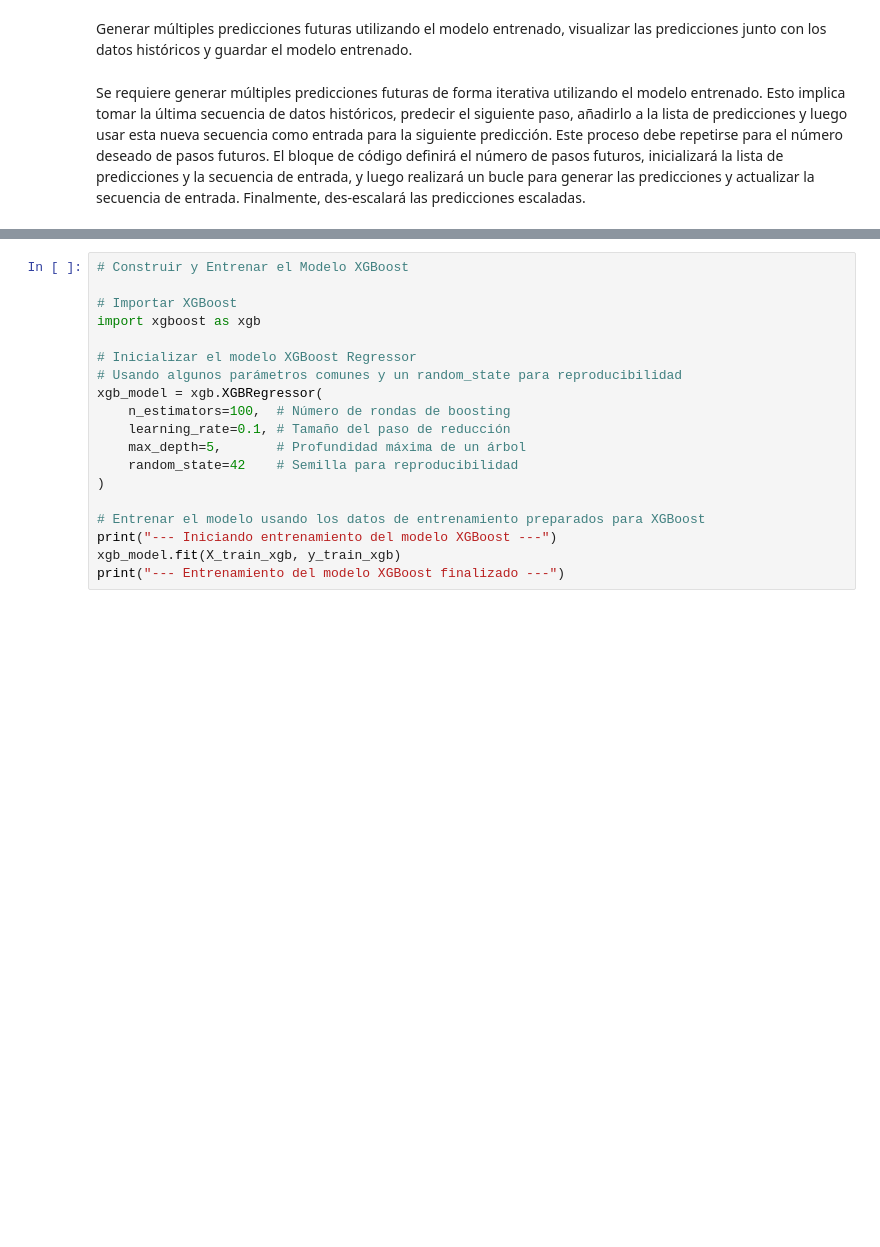
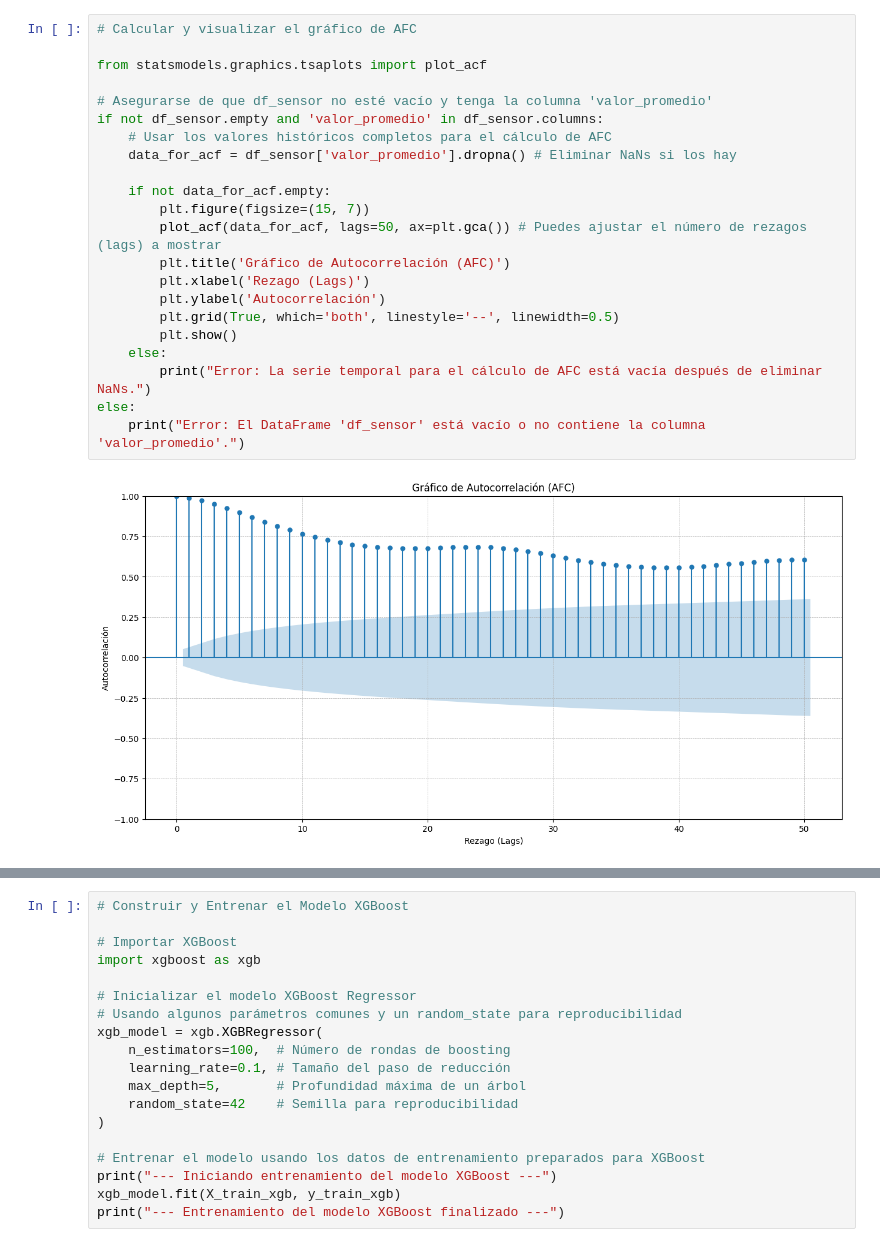
Before and after one commit to vneumannufprbr/TrabajosenPython, a Jupyter notebook: SenPredicSTXGBoostPresaOk.ipynb, the cells around one changed output, grey strips where cells are left out. Cells and saved outputs as stored; diff of their text form; blank space fills up the shorter version.

```diff
--- a/SenPredicSTXGBoostPresaOk.ipynb
+++ b/SenPredicSTXGBoostPresaOk.ipynb
@@ -112,8 +114,28 @@ Forma de X_test_xgb: (282, 6)
 Forma de y_test_xgb: (282,)
-# %% [markdown]
-Generar múltiples predicciones futuras utilizando el modelo entrenado, visualizar las predicciones junto con los datos históricos y guardar el modelo entrenado.
-# %% [markdown]
-Se requiere generar múltiples predicciones futuras de forma iterativa utilizando el modelo entrenado. Esto implica tomar la última secuencia de datos históricos, predecir el siguiente paso, añadirlo a la lista de predicciones y luego usar esta nueva secuencia como entrada para la siguiente predicción. Este proceso debe repetirse para el número deseado de pasos futuros. El bloque de código definirá el número de pasos futuros, inicializará la lista de predicciones y la secuencia de entrada, y luego realizará un bucle para generar las predicciones y actualizar la secuencia de entrada. Finalmente, des-escalará las predicciones escaladas.
+# %%
+# Calcular y visualizar el gráfico de AFC
+
+from statsmodels.graphics.tsaplots import plot_acf
+
+# Asegurarse de que df_sensor no esté vacío y tenga la columna 'valor_promedio'
+if not df_sensor.empty and 'valor_promedio' in df_sensor.columns:
+    # Usar los valores históricos completos para el cálculo de AFC
+    data_for_acf = df_sensor['valor_promedio'].dropna() # Eliminar NaNs si los hay
+
+    if not data_for_acf.empty:
+        plt.figure(figsize=(15, 7))
+        plot_acf(data_for_acf, lags=50, ax=plt.gca()) # Puedes ajustar el número de rezagos (lags) a mostrar
+        plt.title('Gráfico de Autocorrelación (AFC)')
+        plt.xlabel('Rezago (Lags)')
+        plt.ylabel('Autocorrelación')
+        plt.grid(True, which='both', linestyle='--', linewidth=0.5)
+        plt.show()
+    else:
+        print("Error: La serie temporal para el cálculo de AFC está vacía después de eliminar NaNs.")
+else:
+    print("Error: El DataFrame 'df_sensor' está vacío o no contiene la columna 'valor_promedio'.")
+# %% [output]
+[figure, added]
 # %%
 # Preparación de datos para XGBoost
 # Usaremos un enfoque de ventana deslizante para crear características a partir de valores pasados
```
Also changed, not shown: parts of 11 cells of this notebook.
